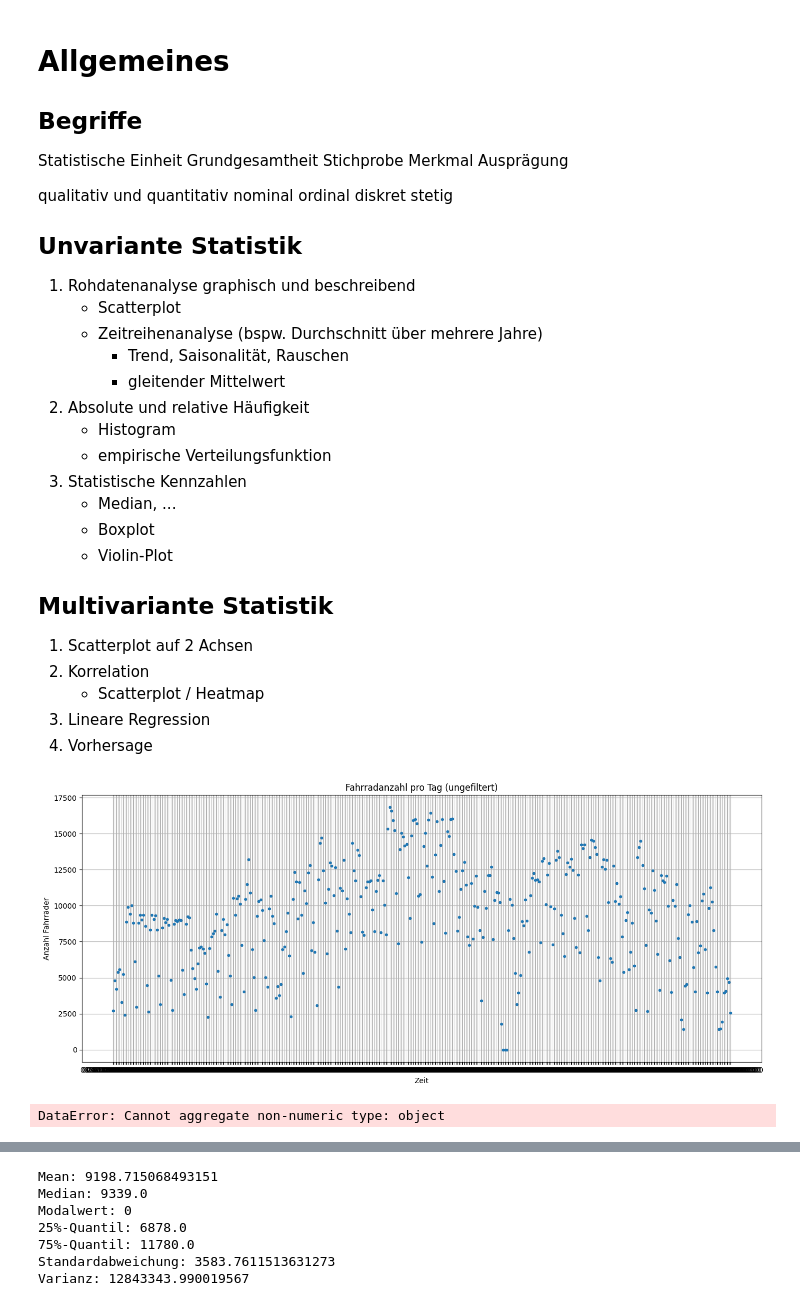
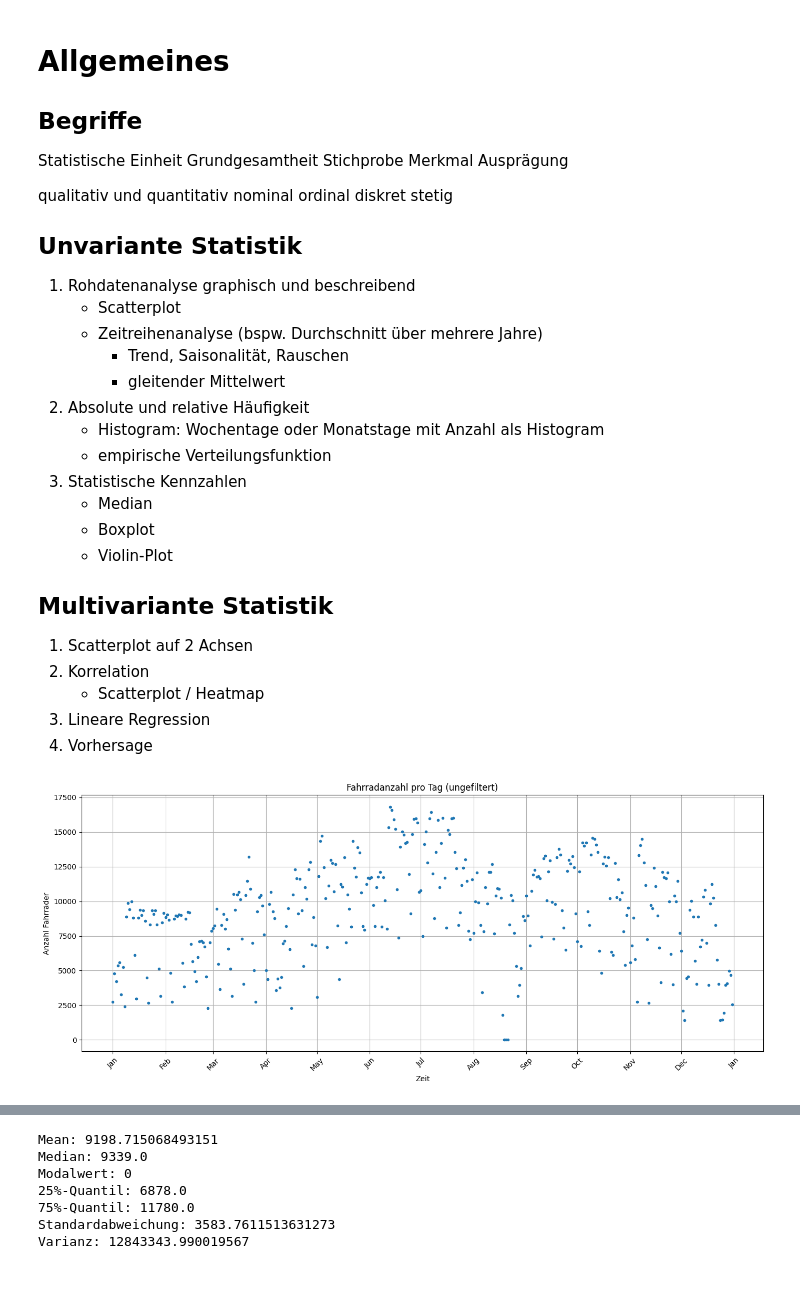
Before and after one commit to LordOfReinkeness/stochastik_SoSe25, a Jupyter notebook: fahrraeder.ipynb, the cells around one changed output, grey strips where cells are left out. Cells and saved outputs as stored; diff of their text form; code cells hidden in the pictures; blank space fills up the shorter version.

Commit message:
Add frames

```diff
--- a/fahrraeder.ipynb
+++ b/fahrraeder.ipynb
@@ -22,10 +22,10 @@ nominal ordinal diskret stetig
         - Trend, Saisonalität, Rauschen
         - gleitender Mittelwert
 2. Absolute und relative Häufigkeit
-    - Histogram
+    - Histogram: Wochentage oder Monatstage mit Anzahl als Histogram
     - empirische Verteilungsfunktion
 3. Statistische Kennzahlen
-    - Median, ...
+    - Median
     - Boxplot
     - Violin-Plot
 
@@ -68,34 +69,24 @@ regen = [float(x) for x in regen]
 
 proTag = [r - (e + a) for r, e, a in zip(raeder, einwaerts, auswaerts)]
 # %%
-# Zeitreihe plotten
+# 1.Rohdatenanalyse
+
+# Plotten der Anzahl vs. Zeit
+import matplotlib.dates as mdates
+
 plt.figure(figsize=(14, 6))
 plt.plot(zeit, raeder, marker='o', linestyle='none', markersize=3)
 plt.title('Fahrradanzahl pro Tag (ungefiltert)')
 plt.xlabel('Zeit')
 plt.ylabel('Anzahl Fahrräder')
 plt.grid(True)
+
+ax = plt.gca()
+ax.xaxis.set_major_locator(mdates.AutoDateLocator(minticks=10, maxticks=15))
+ax.xaxis.set_major_formatter(mdates.DateFormatter('%b'))
+plt.xticks(rotation=45)
+
 plt.tight_layout()
 plt.show()
-
-
-# Smooth data using rolling average (7-day window)
-# df = pd.DataFrame({'zeit': zeit, 'raeder': raeder})
-# # df_sorted_7_days = df.sort_values('zeit')
-# df_sorted_7_days = df.rolling(window=7, center=True).mean()
-# # df_sorted_30_days = df.sort_values('zeit')
-# # df_sorted_30_days = df_sorted_30_days['raeder'].rolling(window=30, center=True).mean()
-
-# plt.figure(figsize=(14, 6))
-# plt.plot(df_sorted_7_days['zeit'], df_sorted_7_days, color='blue', linewidth=1.5, label='7-Tage Durchschnitt')
-# plt.scatter(zeit, raeder, color='gray', s=5, alpha=0.3, label='Originaldaten')
-# plt.title('Fahrradanzahl pro Tag (geglättet)')
-# plt.xlabel('Zeit')
-# plt.ylabel('Anzahl Fahrräder')
-# plt.grid(True, linestyle='--', alpha=0.5)
-# plt.legend()
-# plt.tight_layout()
-# plt.show()
 # %% [output]
-[figure, old version]
+[figure, new version]
-DataError: Cannot aggregate non-numeric type: object
```
Also changed, not shown: parts of 4 cells of this notebook.
